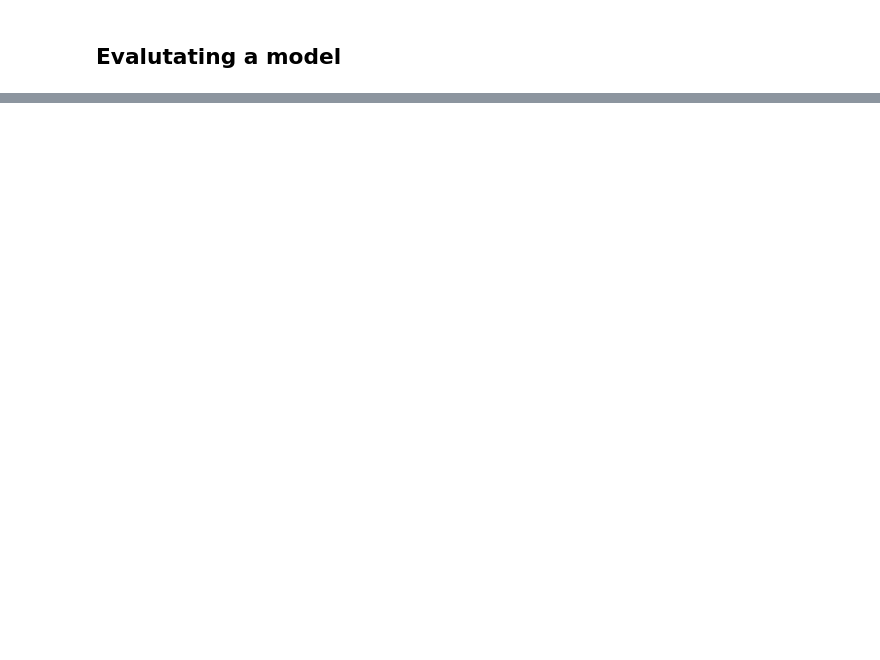
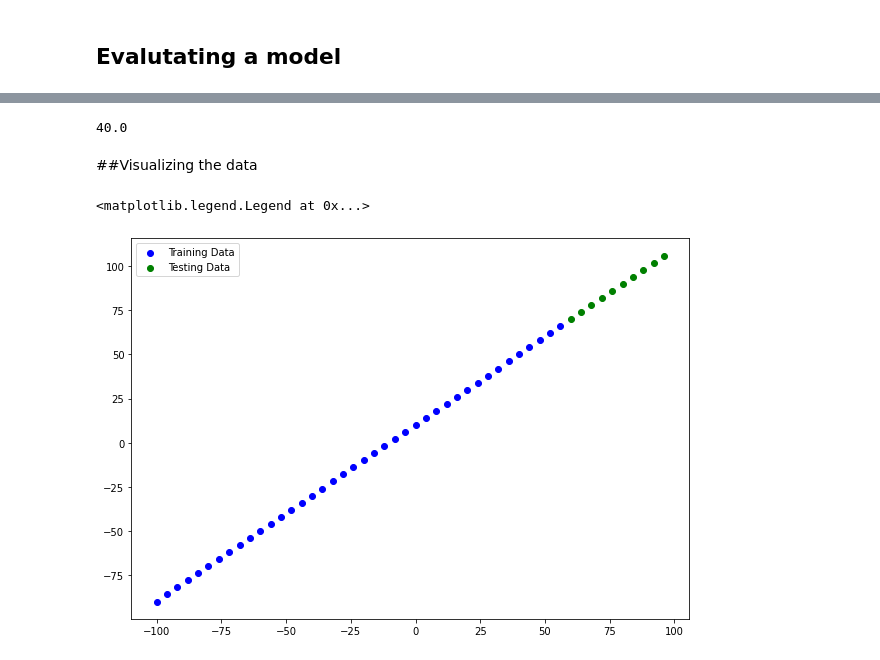
Before and after one commit to ShyamSundhar1411/My-ML-Notebooks, a Jupyter notebook: Regressions/Neural_Network_Regression.ipynb, the cells around one changed output, grey strips where cells are left out. Saved outputs shown, nothing was run; the diff lists cells and outputs as text; code cells hidden in the pictures; blank space fills up the shorter version.

```diff
--- a/Regressions/Neural_Network_Regression.ipynb
+++ b/Regressions/Neural_Network_Regression.ipynb
@@ -159,0 +186,3 @@ array([[34.6382]], dtype=float32)
+# %%
+#Fit Model
+model.fit(X,y,epochs = 100)
@@ -159,0 +208,21 @@ array([[34.6382]], dtype=float32)
+# %%
+length = len(X)
+length*0.8
+# %% [output]
+40.0
+# %%
+X_train = X[:int(length*0.8)]
+y_train = y[:int(length*0.8)]
+# %%
+X_test = X[int(length*0.8):]
+y_test = y[int(length*0.8):]
+# %% [markdown]
+##Visualizing the data
+# %%
+plt.figure(figsize = (10,7))
+plt.scatter(X_train,y_train,c="b",label = "Training Data")
+plt.scatter(X_test,y_test,c="g",label = "Testing Data")
+plt.legend()
+# %% [output]
+<matplotlib.legend.Legend at 0x...>
+[figure, added]
```
Also changed, not shown: parts of 10 cells of this notebook.
